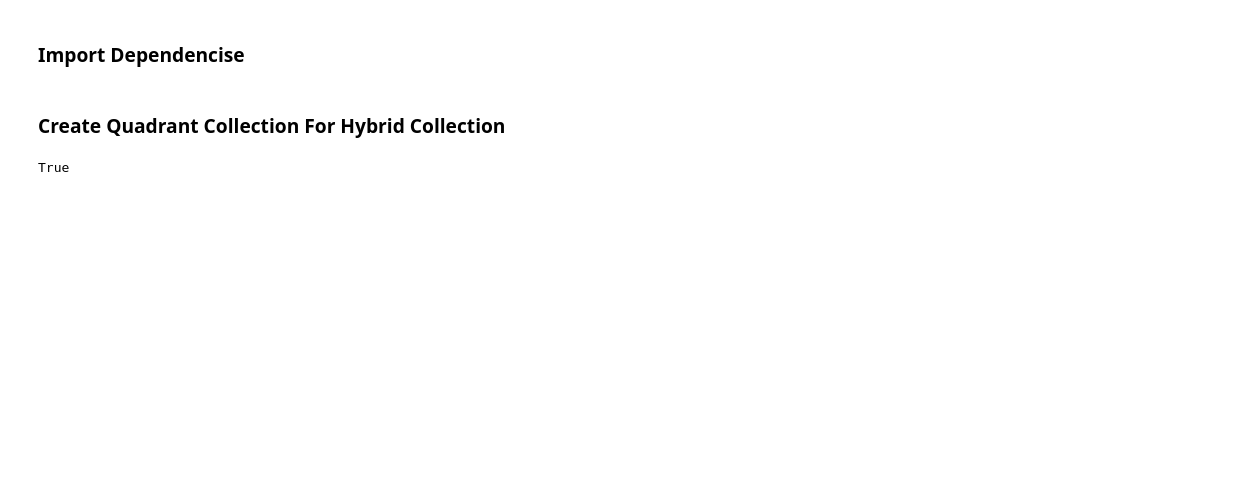
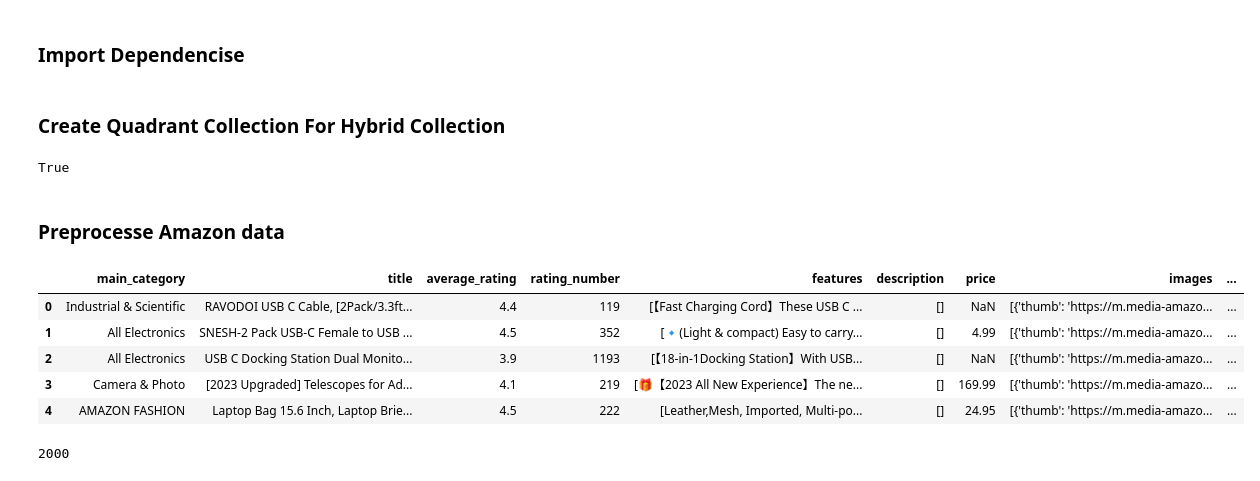
Before and after one commit to ANURAGYADAV008/Ai-engineering, a Jupyter notebook: notebook/week2/03hybridSearch.ipynb, the cells around one changed output. Saved outputs shown, nothing was run; the diff lists cells and outputs as text; code cells hidden in the pictures; blank space fills up the shorter version.

```diff
--- a/notebook/week2/03hybridSearch.ipynb
+++ b/notebook/week2/03hybridSearch.ipynb
@@ -29,0 +54,13 @@ True
+# %% [markdown]
+### Preprocesse Amazon data
+# %%
+df_items=pd.read_json("C:\\Users\\jaysi\\Desktop\\Desktop\\Ai-engineering\\data\\meta_Electronics_2022_23_with_categeory_rating_100_sample_2000.jsonl",lines=True)
+# %%
+df_items.head()
+# %% [output]
+|  | main_category | title | average_rating | rating_number | features | description | price | images | ... |
+| 0 | Industrial & Scientific | RAVODOI USB C Cable, [2Pack/3.3ft... | 4.4 | 119 | [【Fast Charging Cord】These USB C ... | [] | NaN | [{'thumb': 'https://m.media-amazo... | ... |
+| 1 | All Electronics | SNESH-2 Pack USB-C Female to USB ... | 4.5 | 352 | [🔹(Light & compact) Easy to carry... | [] | 4.99 | [{'thumb': 'https://m.media-amazo... | ... |
+| 2 | All Electronics | USB C Docking Station Dual Monito... | 3.9 | 1193 | [【18-in-1Docking Station】With USB... | [] | NaN | [{'thumb': 'https://m.media-amazo... | ... |
+| 3 | Camera & Photo | [2023 Upgraded] Telescopes for Ad... | 4.1 | 219 | [🎁【2023 All New Experience】The ne... | [] | 169.99 | [{'thumb': 'https://m.media-amazo... | ... |
+| 4 | AMAZON FASHION | Laptop Bag 15.6 Inch, Laptop Brie... | 4.5 | 222 | [Leather,Mesh, Imported, Multi-po... | [] | 24.95 | [{'thumb': 'https://m.media-amazo... | ... |
@@ -29,0 +78,4 @@ True
+# %%
+len(data_to_embed)
+# %% [output]
+2000
```
Also changed, not shown: parts of 24 cells of this notebook, 9 other files.
